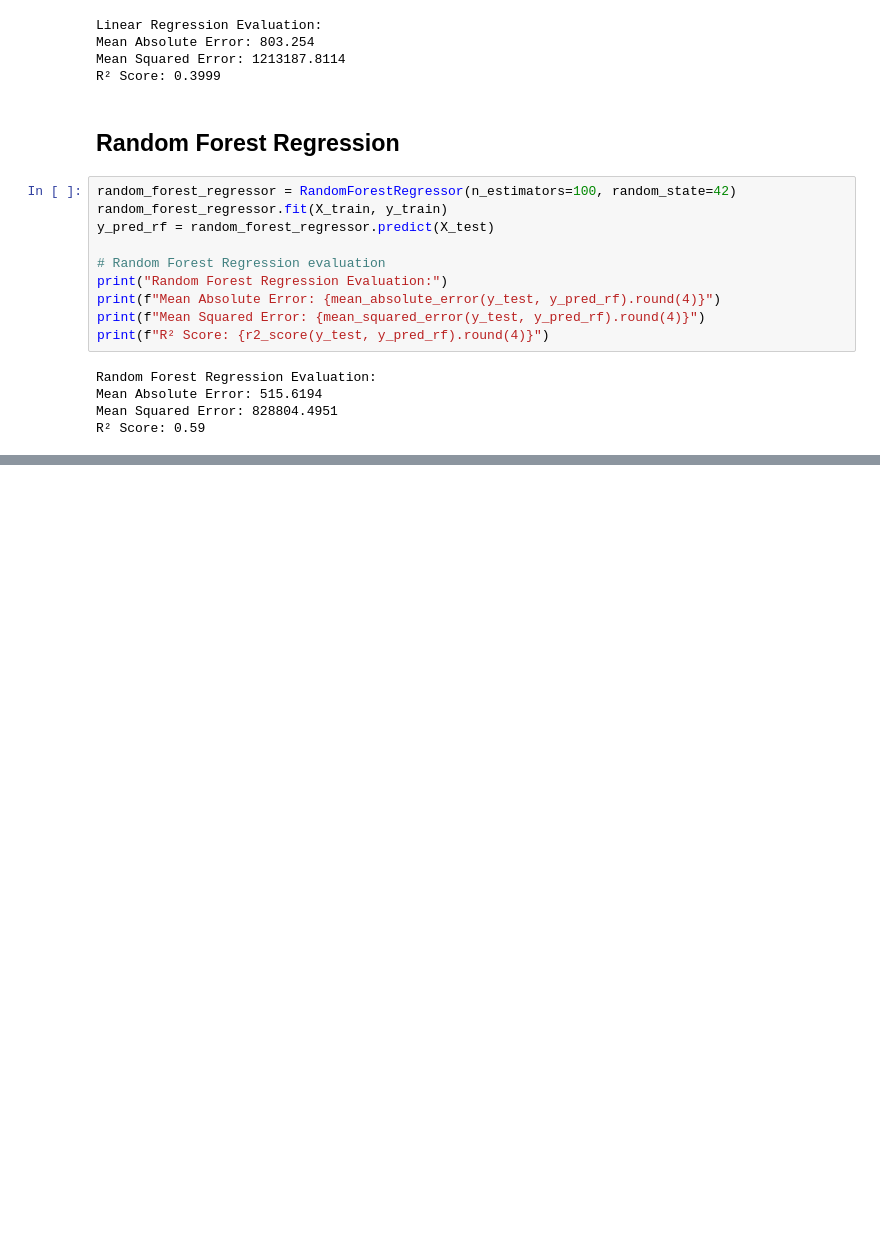
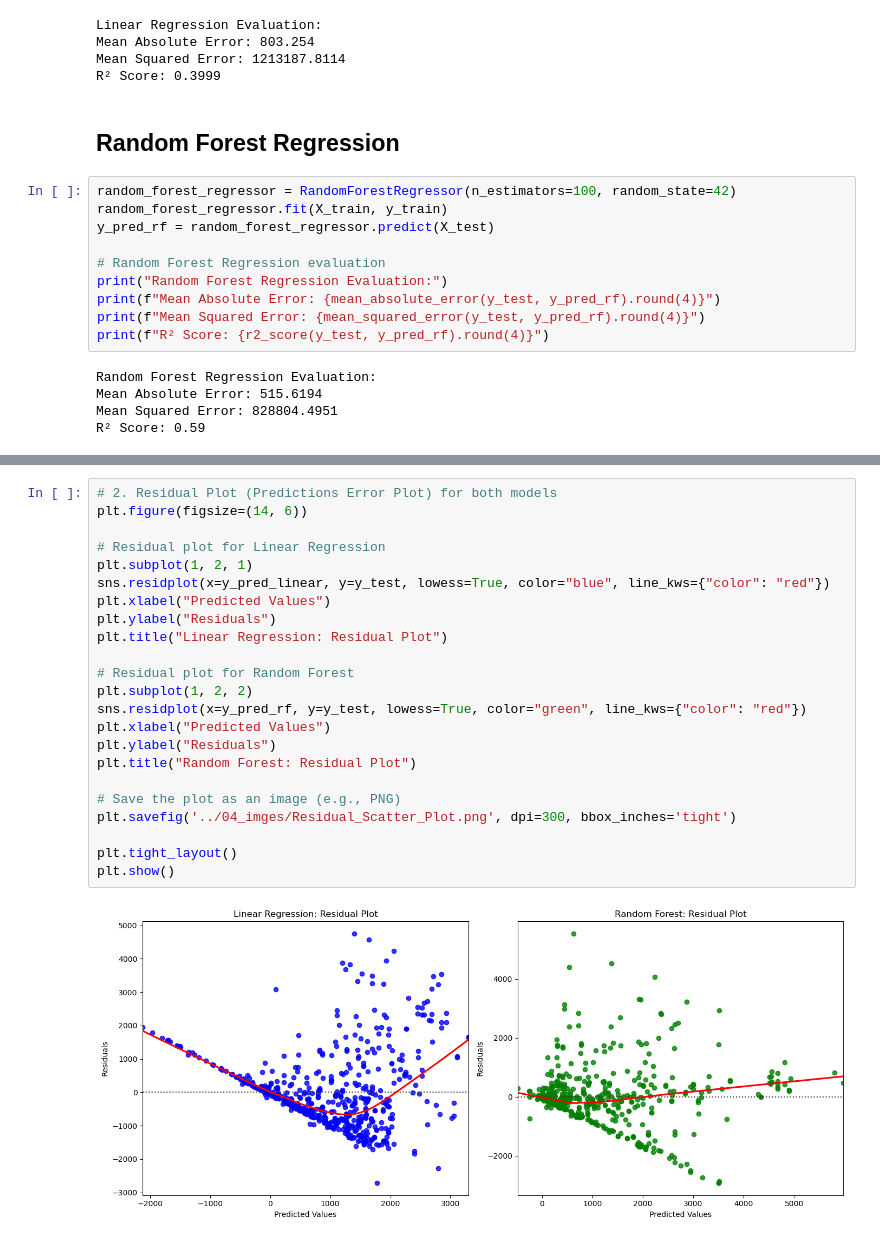
Before and after one commit to ammanuelfw/my_dsbc_projects_git, a Jupyter notebook: 03_Capstone_3/02_Notebooks/Capstone_3_Oil_Profitability_Analysis_PreProc_n_Model_AFW.ipynb, the cells around one changed output, grey strips where cells are left out. Saved outputs shown, nothing was run; the diff lists cells and outputs as text; blank space fills up the shorter version.

Commit message:
1st commit Capstone3 PreProc n Model

```diff
--- a/03_Capstone_3/02_Notebooks/Capstone_3_Oil_Profitability_Analysis_PreProc_n_Model_AFW.ipynb
+++ b/03_Capstone_3/02_Notebooks/Capstone_3_Oil_Profitability_Analysis_PreProc_n_Model_AFW.ipynb
@@ -274,0 +305,25 @@ R² Score: 0.59
+# %%
+# 2. Residual Plot (Predictions Error Plot) for both models
+plt.figure(figsize=(14, 6))
+
+# Residual plot for Linear Regression
+plt.subplot(1, 2, 1)
+sns.residplot(x=y_pred_linear, y=y_test, lowess=True, color="blue", line_kws={"color": "red"})
+plt.xlabel("Predicted Values")
+plt.ylabel("Residuals")
+plt.title("Linear Regression: Residual Plot")
+
+# Residual plot for Random Forest
+plt.subplot(1, 2, 2)
+sns.residplot(x=y_pred_rf, y=y_test, lowess=True, color="green", line_kws={"color": "red"})
+plt.xlabel("Predicted Values")
+plt.ylabel("Residuals")
+plt.title("Random Forest: Residual Plot")
+
+# Save the plot as an image (e.g., PNG)
+plt.savefig('../04_imges/Residual_Scatter_Plot.png', dpi=300, bbox_inches='tight')
+
+plt.tight_layout()
+plt.show()
+# %% [output]
+[figure, added]
```
Also changed, not shown: parts of 2 cells of this notebook.
